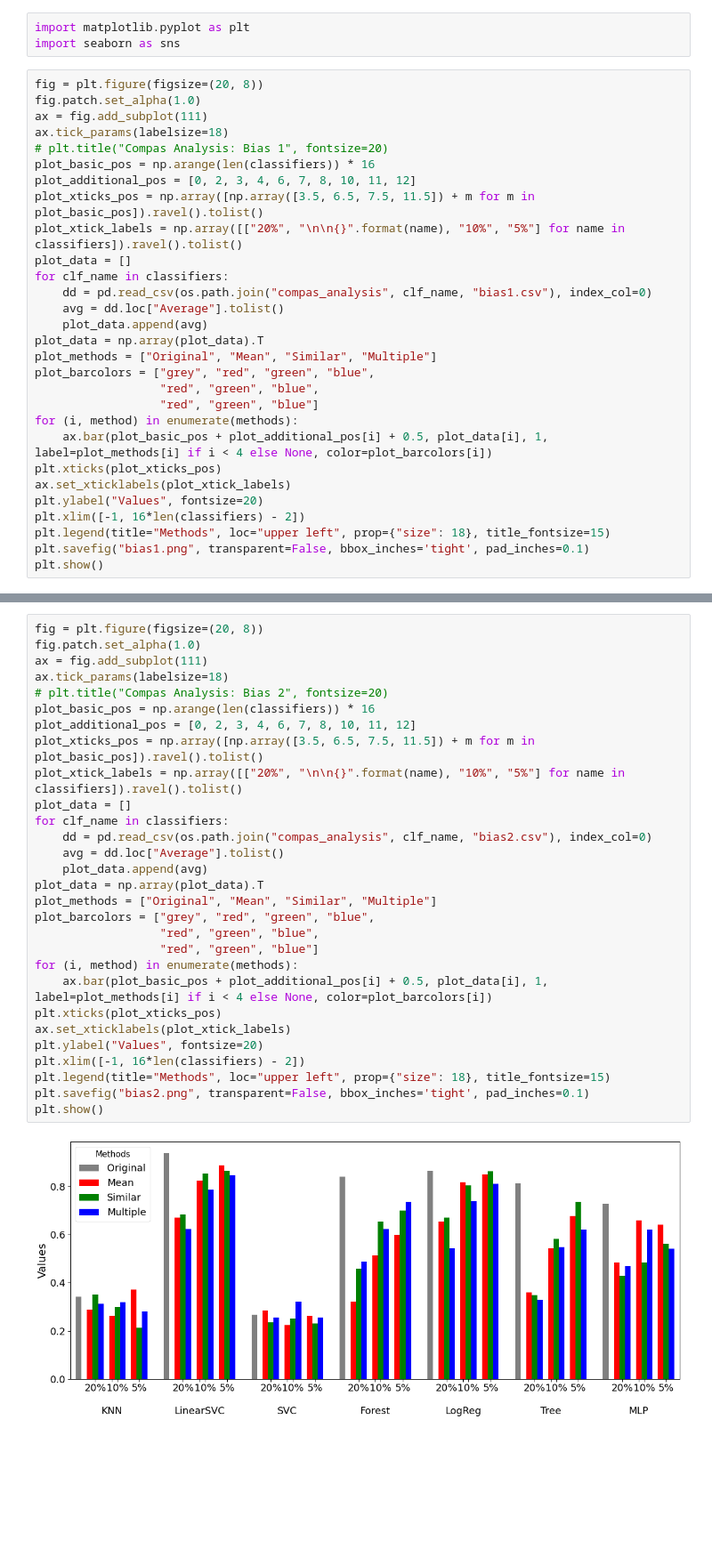
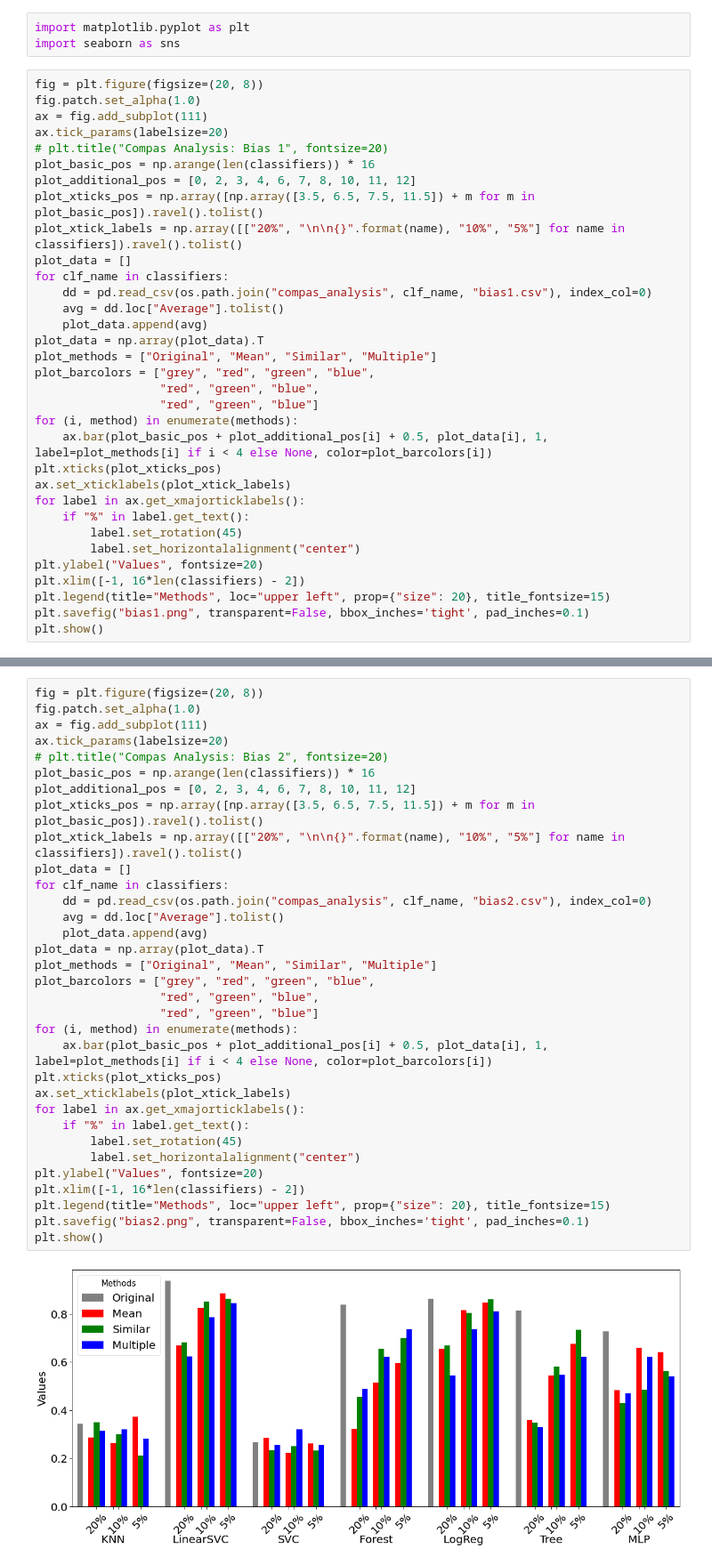
Before and after one commit to teamclouday/DataImputation, a Jupyter notebook: compas_analysis.ipynb, the cells around one changed output, grey strips where cells are left out. Shown at 89% size. Saved outputs shown, nothing was run; the diff lists cells and outputs as text; blank space fills up the shorter version.

Commit message:
update graphs

```diff
--- a/compas_analysis.ipynb
+++ b/compas_analysis.ipynb
@@ -587,7 +587,7 @@ import seaborn as sns
 fig = plt.figure(figsize=(20, 8))
 fig.patch.set_alpha(1.0)
 ax = fig.add_subplot(111)
-ax.tick_params(labelsize=18)
+ax.tick_params(labelsize=20)
 # plt.title("Compas Analysis: Bias 1", fontsize=20)
 plot_basic_pos = np.arange(len(classifiers)) * 16
 plot_additional_pos = [0, 2, 3, 4, 6, 7, 8, 10, 11, 12]
@@ -607,9 +607,13 @@ for (i, method) in enumerate(methods):
     ax.bar(plot_basic_pos + plot_additional_pos[i] + 0.5, plot_data[i], 1, label=plot_methods[i] if i < 4 else None, color=plot_barcolors[i])
 plt.xticks(plot_xticks_pos)
 ax.set_xticklabels(plot_xtick_labels)
+for label in ax.get_xmajorticklabels():
+    if "%" in label.get_text():
+        label.set_rotation(45)
+        label.set_horizontalalignment("center")
 plt.ylabel("Values", fontsize=20)
 plt.xlim([-1, 16*len(classifiers) - 2])
-plt.legend(title="Methods", loc="upper left", prop={"size": 18}, title_fontsize=15)
+plt.legend(title="Methods", loc="upper left", prop={"size": 20}, title_fontsize=15)
 plt.savefig("bias1.png", transparent=False, bbox_inches='tight', pad_inches=0.1)
 plt.show()
 # %% [output]
@@ -617,34 +621,38 @@ plt.show()
 # %%
 fig = plt.figure(figsize=(20, 8))
 fig.patch.set_alpha(1.0)
 ax = fig.add_subplot(111)
-ax.tick_params(labelsize=18)
+ax.tick_params(labelsize=20)
 # plt.title("Compas Analysis: Bias 2", fontsize=20)
 plot_basic_pos = np.arange(len(classifiers)) * 16
 plot_additional_pos = [0, 2, 3, 4, 6, 7, 8, 10, 11, 12]
 plot_xticks_pos = np.array([np.array([3.5, 6.5, 7.5, 11.5]) + m for m in plot_basic_pos]).ravel().tolist()
 plot_xtick_labels = np.array([["20%", "\n\n{}".format(name), "10%", "5%"] for name in classifiers]).ravel().tolist()
 plot_data = []
 for clf_name in classifiers:
     dd = pd.read_csv(os.path.join("compas_analysis", clf_name, "bias2.csv"), index_col=0)
     avg = dd.loc["Average"].tolist()
     plot_data.append(avg)
 plot_data = np.array(plot_data).T
 plot_methods = ["Original", "Mean", "Similar", "Multiple"]
 plot_barcolors = ["grey", "red", "green", "blue",
                   "red", "green", "blue",
                   "red", "green", "blue"]
 for (i, method) in enumerate(methods):
     ax.bar(plot_basic_pos + plot_additional_pos[i] + 0.5, plot_data[i], 1, label=plot_methods[i] if i < 4 else None, color=plot_barcolors[i])
 plt.xticks(plot_xticks_pos)
 ax.set_xticklabels(plot_xtick_labels)
+for label in ax.get_xmajorticklabels():
+    if "%" in label.get_text():
+        label.set_rotation(45)
+        label.set_horizontalalignment("center")
 plt.ylabel("Values", fontsize=20)
 plt.xlim([-1, 16*len(classifiers) - 2])
-plt.legend(title="Methods", loc="upper left", prop={"size": 18}, title_fontsize=15)
+plt.legend(title="Methods", loc="upper left", prop={"size": 20}, title_fontsize=15)
 plt.savefig("bias2.png", transparent=False, bbox_inches='tight', pad_inches=0.1)
 plt.show()
 # %% [output]
-[figure, old version]
+[figure, new version]
 # %%
 fig = plt.figure(figsize=(20, 8))
 fig.patch.set_alpha(1.0)
```
Also changed, not shown: parts of 2 cells of this notebook, 3 other files.
